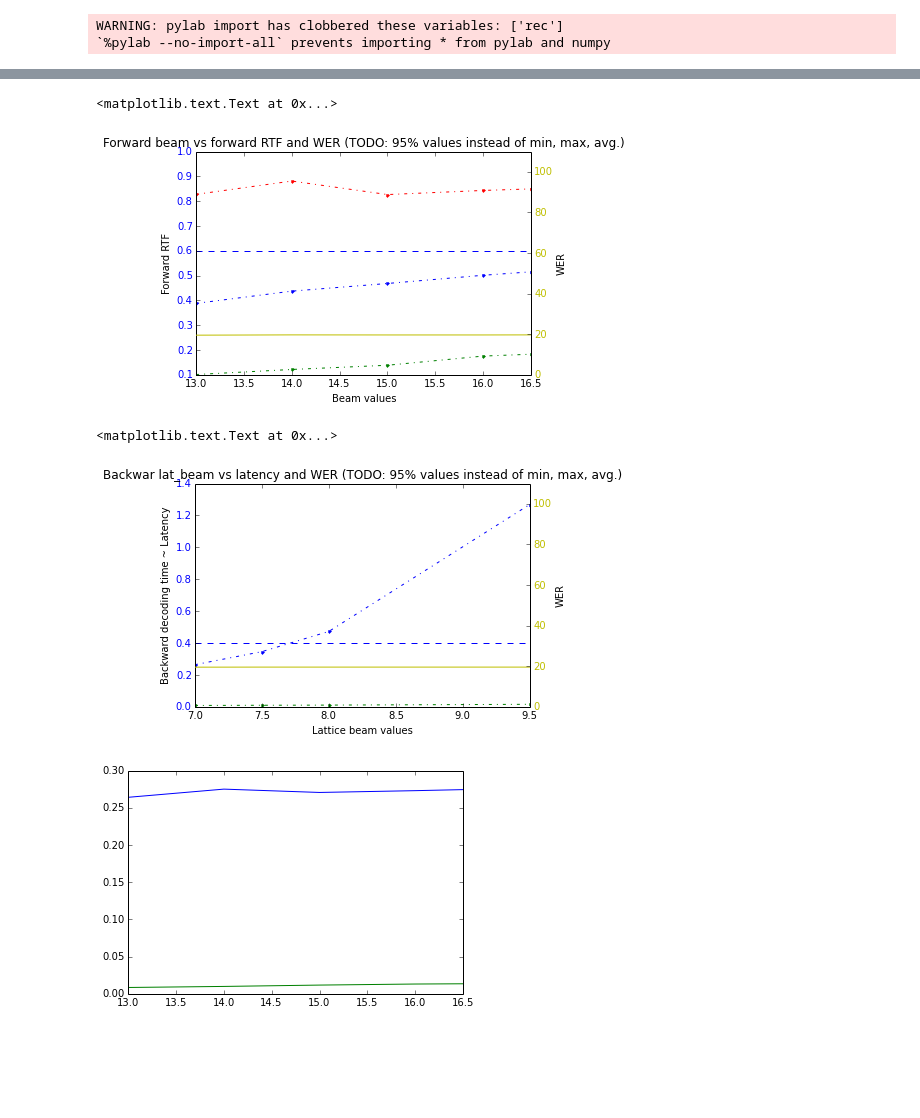
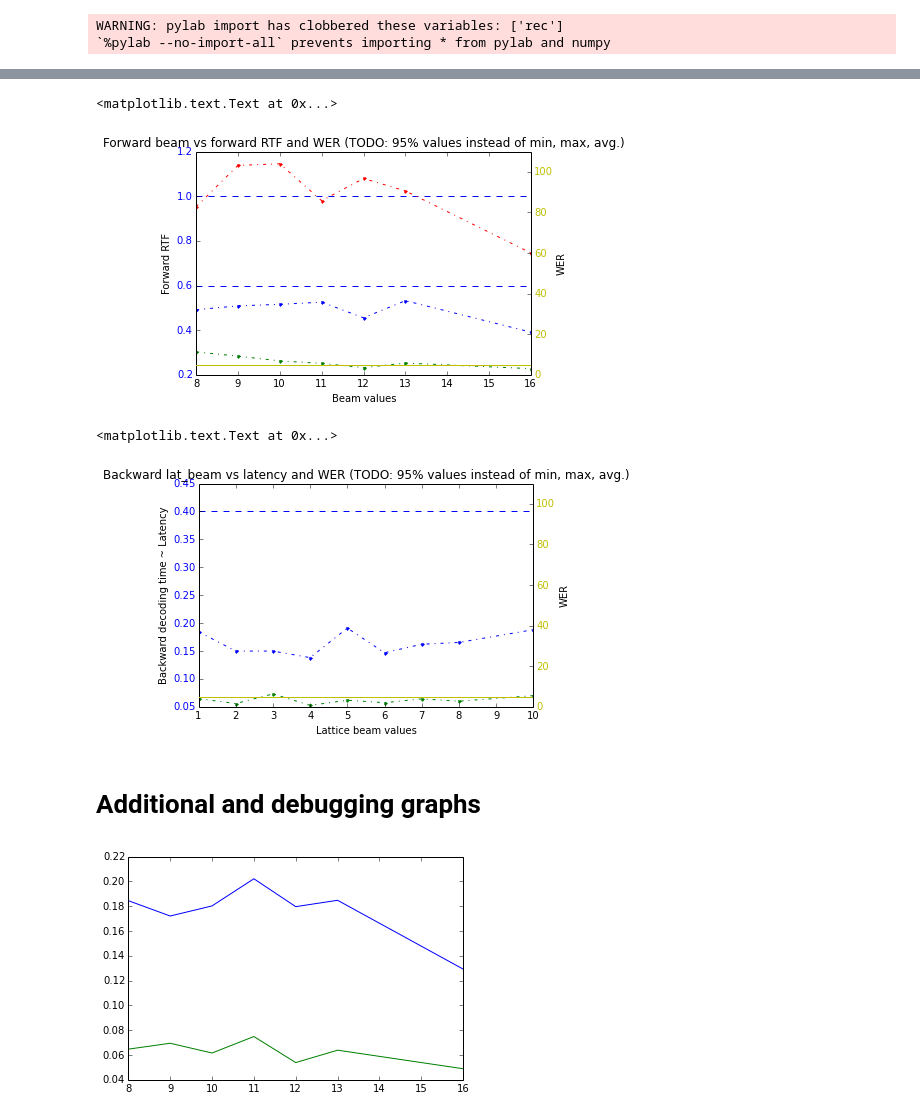
Before and after one commit to oplatek/pykaldi-eval, a Jupyter notebook: Pykaldi-evaluation.ipynb, the cells around one changed output, grey strips where cells are left out. Cells and saved outputs as stored; diff of their text form; code cells hidden in the pictures; blank space fills up the shorter version.

```diff
--- a/Pykaldi-evaluation.ipynb
+++ b/Pykaldi-evaluation.ipynb
@@ -22,7 +25,8 @@ UserRecord = namedtuple('UserRecord',
                         ['wav_name', 'wav_len', 'beam', 'lattice_beam', 'max_active', 'forwardlen', 'backwardlen'])
 
 
-with open('./test_16_wer_collect.pickle.txt', 'r') as r:
+#with open('./test_16_wer_collect.pickle.txt', 'r') as r:
+with open('./15006_wer30_new_kaldi.pickle2attempt.log', 'r') as r:
     sys_time_r = pickle.load(r)
     user_time_r = pickle.load(r)
 
@@ -169,42 +179,45 @@ for tl in ax2.get_yticklabels():
 title('Forward beam vs forward RTF and WER (TODO: 95% values instead of min, max, avg.)')
 # %% [output]
 <matplotlib.text.Text at 0x...>
-[figure, old version]
+[figure, new version]
 # %%
 beam, max_active = beam_range[0], max_active_range[0]
 minf, avgf, maxf, werl = [], [], [], []
 for lat_beam in lat_beam_range:
     back_time = [ rec.backwardlen for rec in user_time_r if rec.beam == beam
                  and rec.lattice_beam == lat_beam and rec.max_active == max_active]
     wers = [ cwer(rec.ins, rec.dl, rec.sub, rec.refer_words) for rec in sys_time_r if rec.beam == beam
             and rec.lattice_beam == lat_beam and rec.max_active == max_active]
     assert len(wers) == 1, 'wer is computed for each setting on all utterances at once-> 1 value'
     werl.append(wers[0])
     minf.append(min(back_time))
     avgf.append(sum(back_time) / float(len(back_time)))
     maxf.append(max(back_time))
 
 fig, ax1 = subplots()
 ax1.plot(lat_beam_range, minf, 'g.-.')
 ax1.plot(lat_beam_range, avgf, 'b.-.')
 ax1.plot(lat_beam_range, [0.4] * len(lat_beam_range), 'b--')
 # ax1.plot(lat_beam_range, maxf, 'r.-.')
 ax1.set_xlabel('Lattice beam values')
 ax1.set_ylabel('Backward decoding time ~ Latency')
 for tl in ax1.get_yticklabels():
     tl.set_color('b')
 
 ax2 = ax1.twinx()
 ax2.plot(lat_beam_range, werl, 'y')
 ylim([0, 110])
 ax2.set_ylabel('WER')
 for tl in ax2.get_yticklabels():
     tl.set_color('y')
 
-title('Backwar lat_beam vs latency and WER (TODO: 95% values instead of min, max, avg.)')
+title('Backward lat_beam vs latency and WER (TODO: 95% values instead of min, max, avg.)')
 # %% [output]
 <matplotlib.text.Text at 0x...>
-[figure, old version]
+[figure, new version]
+# %% [markdown]
+Additional and debugging graphs
+===============================
 # %%
 lat_beam, max_active = lat_beam_range[0], max_active_range[0]
 minb, avgb, maxb = [], [], []
@@ -219,7 +232,7 @@ pl.plot(beam_range, avgb, 'b')
 # pl.plot(beam_range, maxb, 'r')
 pl.show()
 # %% [output]
-[figure, old version]
+[figure, new version]
 # %%
 beam, max_active = beam_range[2], max_active_range[0]
 minf, avgf, maxf = [], [], []
```
Also changed, not shown: parts of 11 cells of this notebook.
